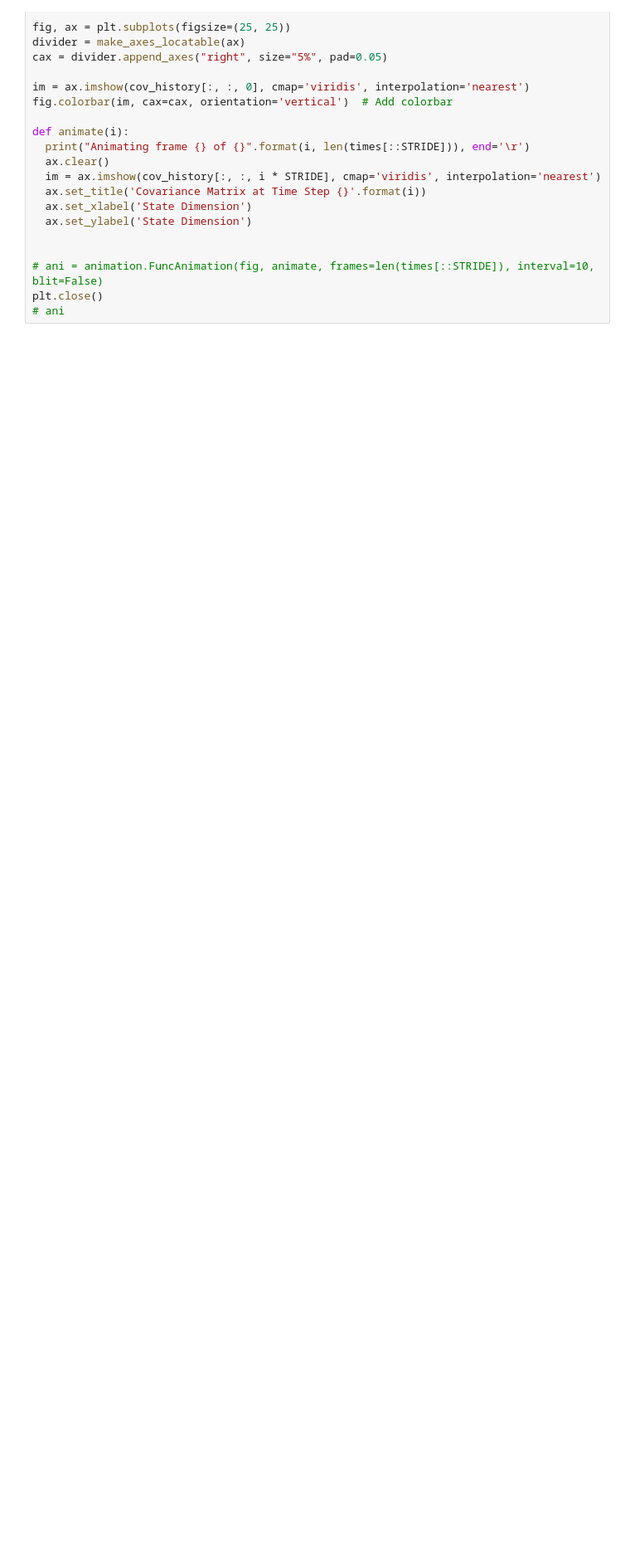
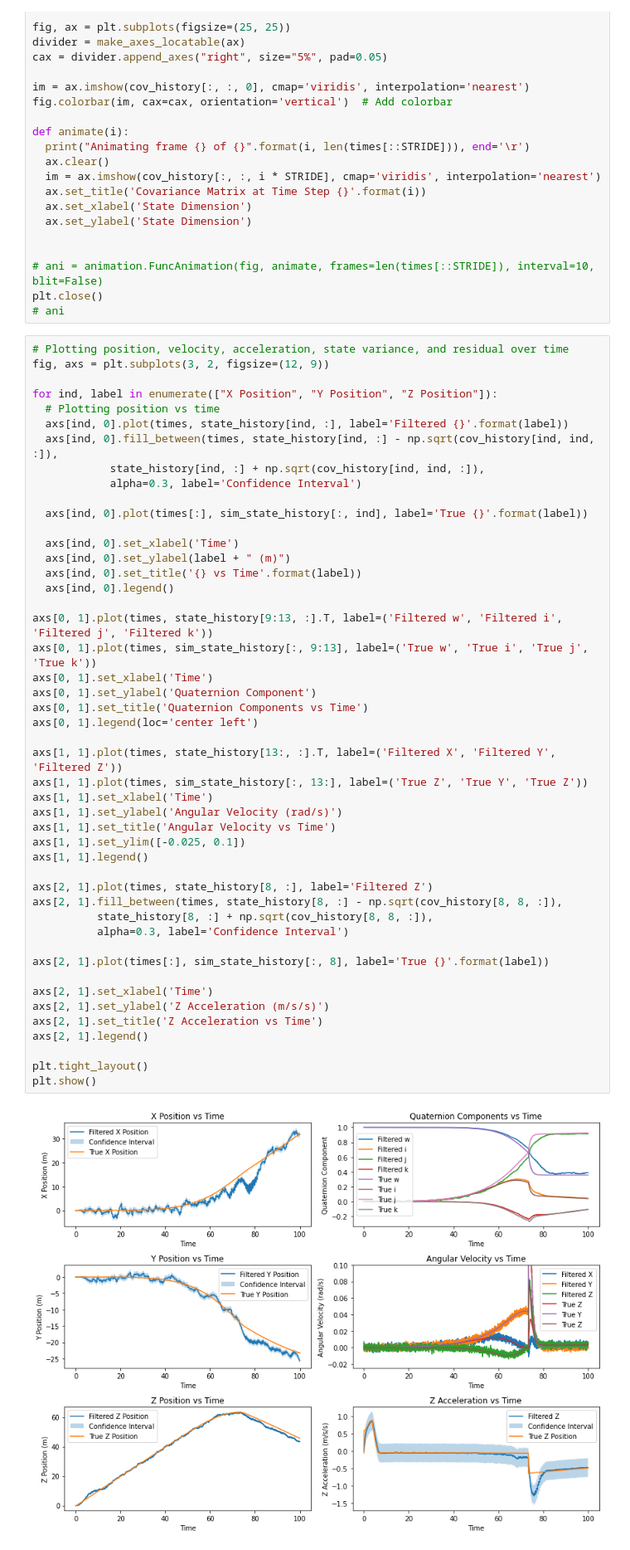
Before and after one commit to Willmac16/fused-kalman-localization, a Jupyter notebook: rocket_example/make_sensor_data.ipynb, the cells around one changed output. Shown at 83% size. Cells and saved outputs as stored; diff of their text form; blank space fills up the shorter version.

```diff
--- a/rocket_example/make_sensor_data.ipynb
+++ b/rocket_example/make_sensor_data.ipynb
@@ -550,3 +550,52 @@ def animate(i):
 # ani = animation.FuncAnimation(fig, animate, frames=len(times[::STRIDE]), interval=10, blit=False)
 plt.close()
 # ani
+# %%
+# Plotting position, velocity, acceleration, state variance, and residual over time
+fig, axs = plt.subplots(3, 2, figsize=(12, 9))
+
+for ind, label in enumerate(["X Position", "Y Position", "Z Position"]):
+  # Plotting position vs time
+  axs[ind, 0].plot(times, state_history[ind, :], label='Filtered {}'.format(label))
+  axs[ind, 0].fill_between(times, state_history[ind, :] - np.sqrt(cov_history[ind, ind, :]),
+            state_history[ind, :] + np.sqrt(cov_history[ind, ind, :]),
+            alpha=0.3, label='Confidence Interval')
+
+  axs[ind, 0].plot(times[:], sim_state_history[:, ind], label='True {}'.format(label))
+
+  axs[ind, 0].set_xlabel('Time')
+  axs[ind, 0].set_ylabel(label + " (m)")
+  axs[ind, 0].set_title('{} vs Time'.format(label))
+  axs[ind, 0].legend()
+
+axs[0, 1].plot(times, state_history[9:13, :].T, label=('Filtered w', 'Filtered i', 'Filtered j', 'Filtered k'))
+axs[0, 1].plot(times, sim_state_history[:, 9:13], label=('True w', 'True i', 'True j', 'True k'))
+axs[0, 1].set_xlabel('Time')
+axs[0, 1].set_ylabel('Quaternion Component')
+axs[0, 1].set_title('Quaternion Components vs Time')
+axs[0, 1].legend(loc='center left')
+
+axs[1, 1].plot(times, state_history[13:, :].T, label=('Filtered X', 'Filtered Y', 'Filtered Z'))
+axs[1, 1].plot(times, sim_state_history[:, 13:], label=('True Z', 'True Y', 'True Z'))
+axs[1, 1].set_xlabel('Time')
+axs[1, 1].set_ylabel('Angular Velocity (rad/s)')
+axs[1, 1].set_title('Angular Velocity vs Time')
+axs[1, 1].set_ylim([-0.025, 0.1])
+axs[1, 1].legend()
+
+axs[2, 1].plot(times, state_history[8, :], label='Filtered Z')
+axs[2, 1].fill_between(times, state_history[8, :] - np.sqrt(cov_history[8, 8, :]),
+          state_history[8, :] + np.sqrt(cov_history[8, 8, :]),
+          alpha=0.3, label='Confidence Interval')
+
+axs[2, 1].plot(times[:], sim_state_history[:, 8], label='True {}'.format(label))
+
+axs[2, 1].set_xlabel('Time')
+axs[2, 1].set_ylabel('Z Acceleration (m/s/s)')
+axs[2, 1].set_title('Z Acceleration vs Time')
+axs[2, 1].legend()
+
+plt.tight_layout()
+plt.show()
+# %% [output]
+[figure, added]
```
Also changed, not shown: parts of 8 cells of this notebook.
